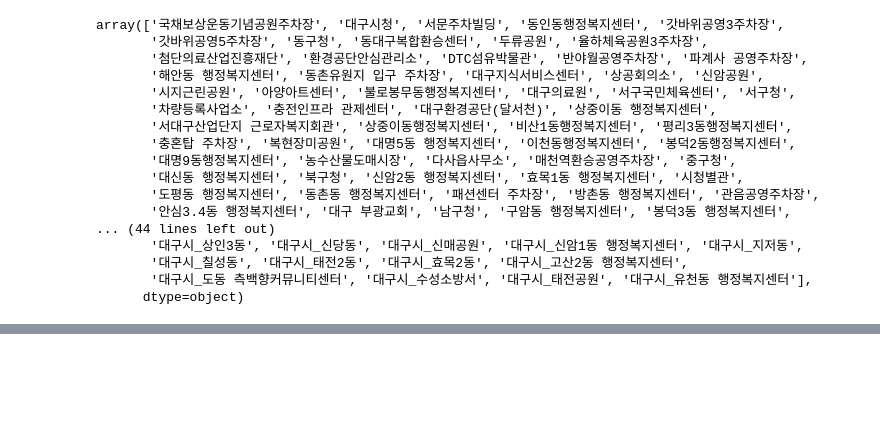
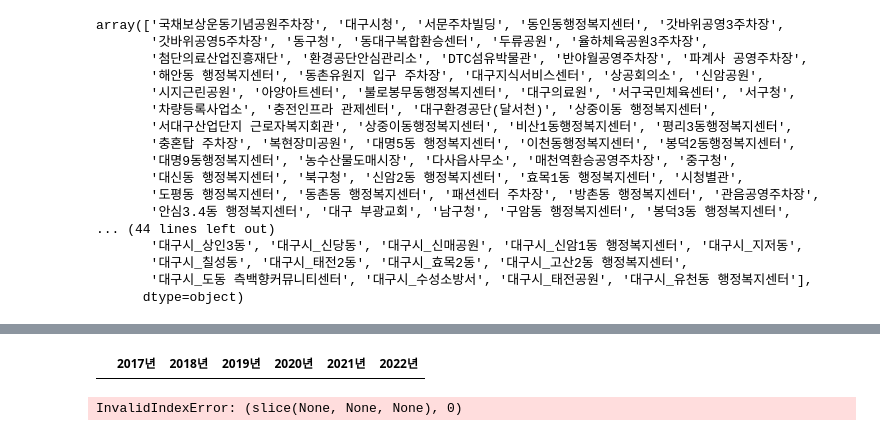
Before and after one commit to HoJin1014/KNU-BIGDATA-study, a Jupyter notebook: 2022.10.19/ex_car.ipynb, the cells around one changed output, grey strips where cells are left out. Cells and saved outputs as stored; diff of their text form; code cells hidden in the pictures; blank space fills up the shorter version.

```diff
--- a/2022.10.19/ex_car.ipynb
+++ b/2022.10.19/ex_car.ipynb
@@ -397,0 +411,3 @@ plt.imshow(gen)
+# %%
+elecar.isnull().sum()
+elecar=elecar.dropna()
@@ -397,0 +444,10 @@ plt.imshow(gen)
+# %%
+elecar1[:0]
+# %% [output]
+|  | 2017년 | 2018년 | 2019년 | 2020년 | 2021년 | 2022년 |
+# %%
+import matplotlib.pyplot as plt
+
+plt.plot(elecar1[:,0])
+# %% [output]
+InvalidIndexError: (slice(None, None, None), 0)
```
Also changed, not shown: parts of 31 cells of this notebook.
